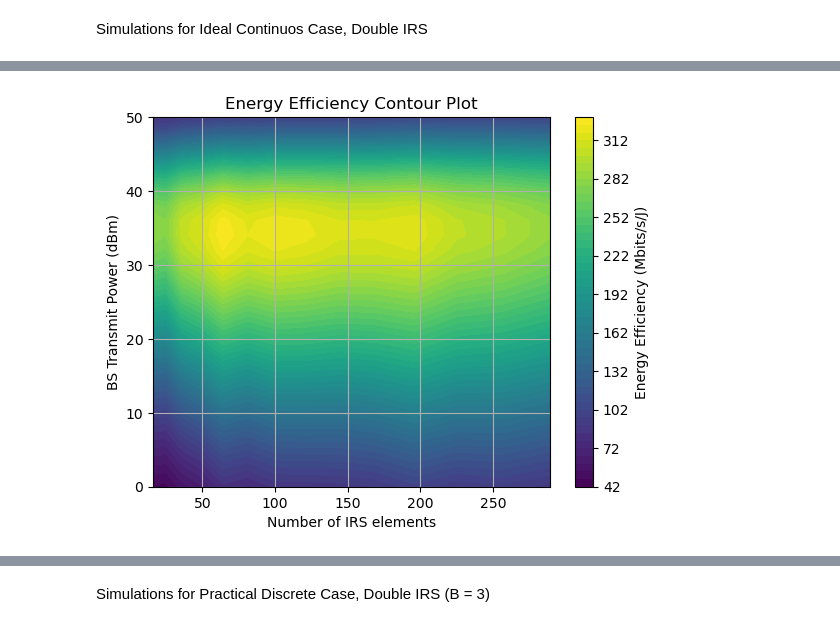
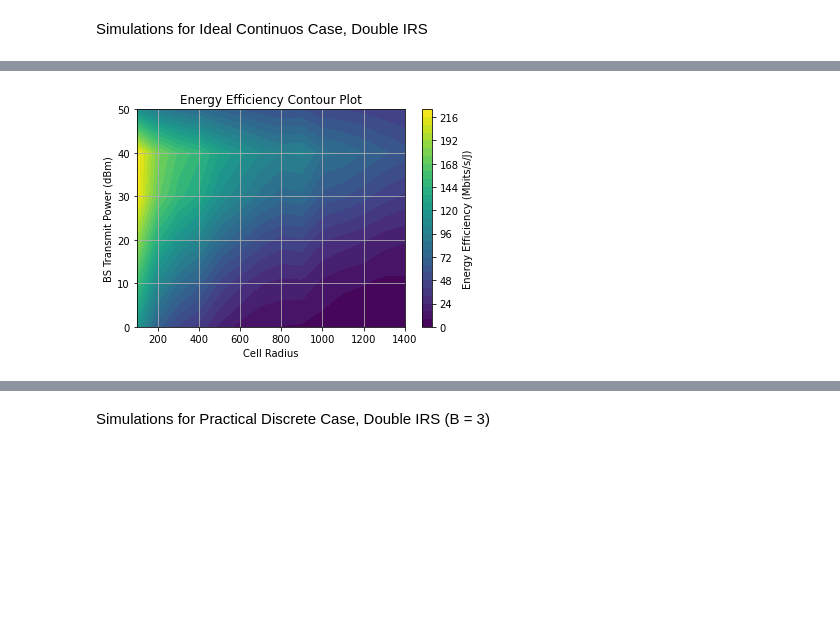
Before and after one commit to TariqUmar/SISO_Network_Implementation, a Jupyter notebook: plots_Pt_Ns_EE.ipynb, the cells around one changed output, grey strips where cells are left out. Cells and saved outputs as stored; diff of their text form; code cells hidden in the pictures; blank space fills up the shorter version.

Commit message:
Update plots_Pt_Ns_EE.ipynb
plotting grid_radius rather than IRS elements here

```diff
--- a/plots_Pt_Ns_EE.ipynb
+++ b/plots_Pt_Ns_EE.ipynb
@@ -184,12 +220,12 @@ Size of g3d (10, 289, 1)
 # %%
-h_dk = [h_dk_3d[s] for s in range(NUM_SIMULATIONS)]  # Shape: (NUM_SIMULATIONS, K, 1)
+# h_dk = [h_dk_3d[s] for s in range(NUM_SIMULATIONS)]  # Shape: (NUM_SIMULATIONS, K, 1)
 
-        # BS to IRS
-G1_ns_values = [G1_3d[s][:Ns_max, :] for s in range(NUM_SIMULATIONS)]  # Shape: (NUM_SIMULATIONS, Ns, 1)
-G2_ns_values = [G2_3d[s][:Ns_max, :] for s in range(NUM_SIMULATIONS)]  # Shape: (NUM_SIMULATIONS, Ns, 1)
+#         # BS to IRS
+# G1_ns_values = [G1_3d[s][:Ns_max, :] for s in range(NUM_SIMULATIONS)]  # Shape: (NUM_SIMULATIONS, Ns, 1)
+# G2_ns_values = [G2_3d[s][:Ns_max, :] for s in range(NUM_SIMULATIONS)]  # Shape: (NUM_SIMULATIONS, Ns, 1)
 
-        # IRS to Users
-h_rk1_ns_values = [h_rk1_3d[s][:, :Ns_max] for s in range(NUM_SIMULATIONS)]  # Shape: (NUM_SIMULATIONS, Ns, K)
-h_rk2_ns_values = [h_rk2_3d[s][:, :Ns_max] for s in range(NUM_SIMULATIONS)]  # Shape: (NUM_SIMULATIONS, Ns, K)
-h_rk1_h_ns_values = [h_rk1_h_3d[s][:, :Ns_max] for s in range(NUM_SIMULATIONS)]  # Shape: (NUM_SIMULATIONS, K, Ns)
-h_rk2_h_ns_values = [h_rk2_h_3d[s][:, :Ns_max] for s in range(NUM_SIMULATIONS)]  # Shape: (NUM_SIMULATIONS, K, Ns)
+#         # IRS to Users
+# h_rk1_ns_values = [h_rk1_3d[s][:, :Ns_max] for s in range(NUM_SIMULATIONS)]  # Shape: (NUM_SIMULATIONS, Ns, K)
+# h_rk2_ns_values = [h_rk2_3d[s][:, :Ns_max] for s in range(NUM_SIMULATIONS)]  # Shape: (NUM_SIMULATIONS, Ns, K)
+# h_rk1_h_ns_values = [h_rk1_h_3d[s][:, :Ns_max] for s in range(NUM_SIMULATIONS)]  # Shape: (NUM_SIMULATIONS, K, Ns)
+# h_rk2_h_ns_values = [h_rk2_h_3d[s][:, :Ns_max] for s in range(NUM_SIMULATIONS)]  # Shape: (NUM_SIMULATIONS, K, Ns)
@@ -344,29 +378,29 @@ done
 # %%
 # Extract the values from the dictionary and create a 2D array
-energy_efficiency_matrix = np.zeros((len(N_values), len(Pt)))
+energy_efficiency_matrix = np.zeros((len(grid_radius_array), len(Pt)))
 
-for i, n_value in enumerate(N_values):
+for i, g_value in enumerate((grid_radius_array)):
     for j, transmit_power in enumerate(Pt):
-        energy_efficiency_matrix[i, j] = results_dict_2[transmit_power][i]
+        energy_efficiency_matrix[i, j] = results_dict_1[transmit_power][i]
 
 # Create a meshgrid for N and T values
-N, Pt = np.meshgrid(N_values, Pt)
+g, Pt = np.meshgrid(grid_radius_array, Pt)
 
 # Increase the number of contour levels for smoother appearance
-num_levels = 50  # Adjust this number as needed
+num_levels = 30  # Adjust this number as needed
 
 # Create the contour plot with smooth contours
-contour = plt.contourf(N, Pt, energy_efficiency_matrix.T, num_levels, cmap='viridis')
+contour = plt.contourf(g, Pt, energy_efficiency_matrix.T, num_levels, cmap='viridis')
 plt.colorbar(contour, label='Energy Efficiency (Mbits/s/J)')
 
-plt.xlabel('Number of IRS elements')
+plt.xlabel('Cell Radius')
 plt.ylabel('BS Transmit Power (dBm)')
 plt.title('Energy Efficiency Contour Plot')
 
 plt.grid(True)
 plt.show()
 # %% [output]
-[figure, old version]
+[figure, new version]
 # %%
 np.savetxt('./CSVDataFiles/Nmesh.csv', N, delimiter=',')
 np.savetxt('./CSVDataFiles/Ptmesh.csv', Pt, delimiter=',')
```
Also changed, not shown: parts of 26 cells of this notebook.
